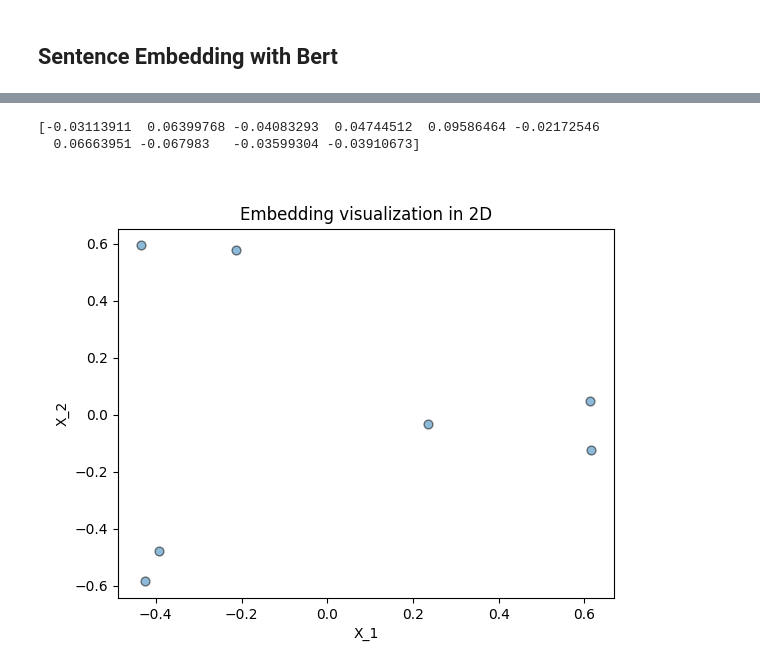
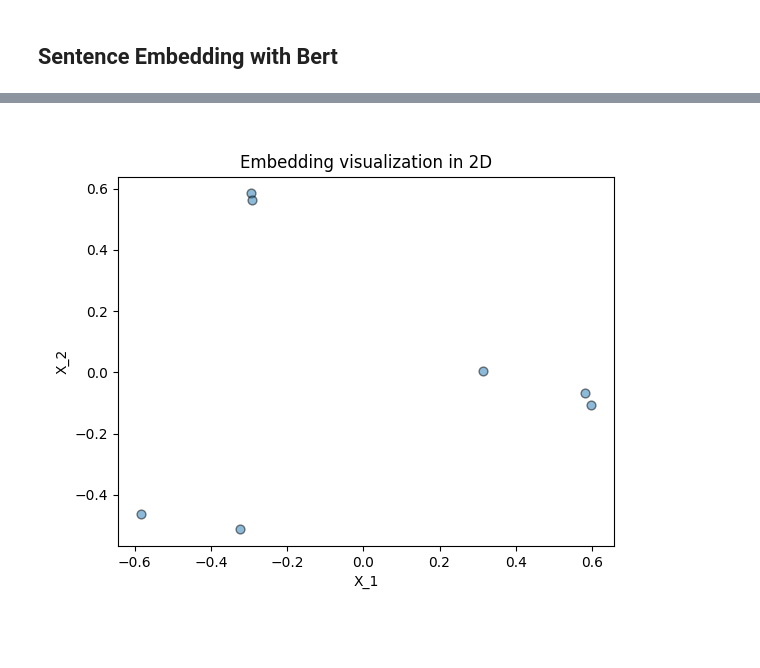
Before and after one commit to aadehamid/embeddings, a Jupyter notebook: DLAI_embeddings.ipynb, the cells around one changed output, grey strips where cells are left out. Saved outputs shown, nothing was run; the diff lists cells and outputs as text; code cells hidden in the pictures; blank space fills up the shorter version.

Commit message:
Created functions to handle sentence embedding with bert and other models

```diff
--- a/DLAI_embeddings.ipynb
+++ b/DLAI_embeddings.ipynb
@@ -26,7 +28,7 @@ model_name = "bert-base-uncased"
 
 # define the tokenizer and the model
 tokenizer = BertTokenizer.from_pretrained(model_name)
-model = BertModel.from_pretrained(model_name)
+bert_model = BertModel.from_pretrained(model_name)
 # %%
 # test data for the exploration
 in_1 = "Missing flamingo discovered at swimming pool"
@@ -94,21 +82,0 @@ plot_2D(sent_low_dim_array[:,0], sent_low_dim_array[:,1], input_text_lst_news)
-# %%
-from sentence_transformers import SentenceTransformer
-model = SentenceTransformer("all-MiniLM-L6-v2")
-# %%
-model = SentenceTransformer("all-MiniLM-L6-v2")
-# %%
-embed_list = []
-# model_name = 'bert-base-uncased'
-
-for text in input_text_lst_news:
-        sen_emb = model.encode(text)
-        embed_list.append(sen_emb)
-concatenated_sent_tensor = np.concatenate(embed_list)
-
-# Reshape the numpy array into a 1 by 768 array
-sent_numpy_array = concatenated_sent_tensor.reshape(len(embed_list), len(embed_list[0]))
-
-print(sent_numpy_array[0, :10])
-# %% [output]
-[-0.03113911  0.06399768 -0.04083293  0.04744512  0.09586464 -0.02172546
-  0.06663951 -0.067983   -0.03599304 -0.03910673]
@@ -121,4 +83,37 @@ sent_low_dim_array = PCA_model.transform(sent_numpy_array)
-# %%
-plot_2D(sent_low_dim_array[:,0], sent_low_dim_array[:,1], input_text_lst_news)
-# %% [output]
-[figure, removed]
+# %%
+def create_sentence_embedding(input_text: List[str],model:Union[Callable, object],
+bert: bool = True, word_ave: bool = True) -> np.array:
+    """A function to create sentence embedding from a list of text
+    Args:
+        input_text (List): List of sentence to create embedding for
+
+    Returns:
+        np.array: np.array for all of the the sentence embedding
+    """
+    embed_list = []
+    # model_name = 'bert-base-uncased'
+    if bert:
+        sent_numpy_array = bert_sentence_embed(input_text_lst_news, model, word_ave)
+
+    else:
+        for text in input_text_lst_news:
+            sen_emb = model.encode(text)
+            embed_list.append(sen_emb)
+        concatenated_sent_tensor = np.concatenate(embed_list)
+
+        # Reshape the numpy array into a 1 by 768 array
+        sent_numpy_array = concatenated_sent_tensor.reshape(len(embed_list), len(embed_list[0]))
+
+    # Perform PCA for 2D visualization
+    # convert the 768-dimensional array to 2-dimentional array for plotting purpose
+    PCA_model = PCA(n_components=2)
+    PCA_model.fit(sent_numpy_array)
+    sent_low_dim_array = PCA_model.transform(sent_numpy_array)
+
+    return sent_numpy_array, sent_low_dim_array
+# %%
+model = SentenceTransformer("all-mpnet-base-v2")
+_, low_dim= create_sentence_embedding(input_text_lst_news, model, bert = False)
+plot_2D(low_dim[:,0], low_dim[:,1], input_text_lst_news)
+# %% [output]
+[figure, added]
```
Also changed, not shown: parts of 7 cells of this notebook.
